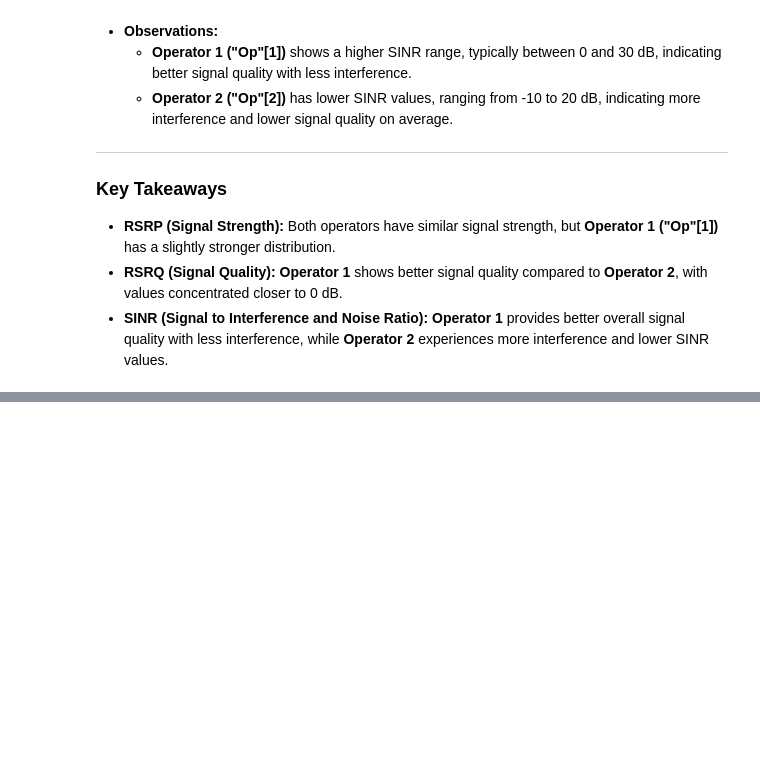
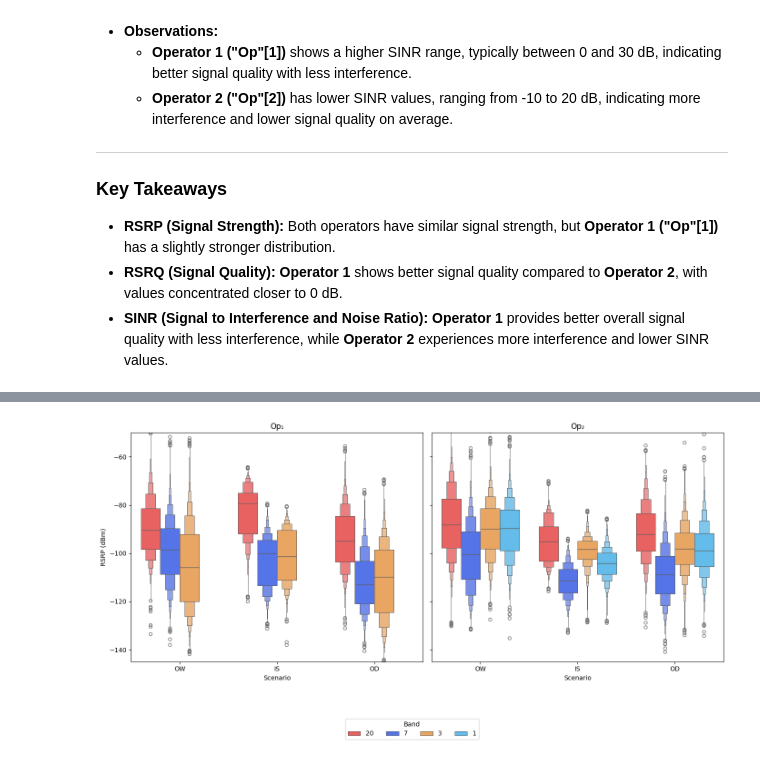
Before and after one commit to carolinevannebo/Remote-Education, a Jupyter notebook: IN5060_Assignment_2.ipynb, the cells around one changed output, grey strips where cells are left out. Drawn from its saved outputs; the diff is of its cells as text; code cells hidden in the pictures; blank space fills up the shorter version.

Commit message:
some new graphs and plots

```diff
--- a/IN5060_Assignment_2.ipynb
+++ b/IN5060_Assignment_2.ipynb
@@ -163,0 +166,87 @@ plt.show()
+# %%
+# Extract the numeric part of the MNC field by using string manipulation
+fd_4g['MNC_numeric'] = fd_4g['MNC'].str.extract(r'\[(\d+)\]')  # Extract the number inside the brackets
+fd_4g['MNC_numeric'] = pd.to_numeric(fd_4g['MNC_numeric'])  # Convert to numeric for easier filtering
+
+# Filter data for each operator
+op1_data = fd_4g[fd_4g['MNC_numeric'] == 1]  # Operator 1
+op2_data = fd_4g[fd_4g['MNC_numeric'] == 2]  # Operator 2
+
+hue_order = [20, 7, 3, 1]
+
+# Set up the exact color palette, now including Band 1
+palette = {
+    20: '#cb463f',  # Correct Red for Band 20
+    3: '#f3b97c',   # Correct Orange for Band 3
+    1: '#5DADE2',   # Correct Light Blue for Band 1
+    7: '#5586b9'    # Correct Dark Blue for Band 7
+}
+
+palette = {
+    20: '#e74c47',  # Brighter Red for Band 20
+    3: '#f7c594',   # Brighter Orange for Band 3
+    1: '#67c8f2',   # Brighter Light Blue for Band 1
+    7: '#6c9edb'    # Brighter Dark Blue for Band 7
+}
+
+palette = {
+    20: '#ff4c4c',  # Very Bright Red for Band 20
+    3: '#ffa64d',   # Vibrant Orange for Band 3
+    1: '#4dc3ff',   # Bright Light Blue for Band 1
+    7: '#3d66ff'    # Bold Dark Blue for Band 7
+}
+
+# Set up subplots: 1 row, 2 columns for side-by-side plots
+fig, axes = plt.subplots(1, 2, figsize=(14, 6), sharey=True)
+
+# Plot for Operator 1 (Op1)
+sns.boxenplot(
+    x='scenario',
+    y='RSRP',
+    hue='Band',
+    data=op1_data,
+    dodge=True,
+    palette=palette,  # Using the correct color palette
+    hue_order=hue_order,
+    k_depth='tukey',
+    scale='exponential',
+    ax=axes[0]
+)
+axes[0].set_title('Op₁')
+axes[0].set_ylabel('RSRP (dBm)')
+axes[0].set_xlabel('Scenario')
+
+# Remove the legend from this plot
+axes[0].get_legend().remove()
+
+# Plot for Operator 2 (Op2) - Note that Band 1 should now appear here
+sns.boxenplot(
+    x='scenario',
+    y='RSRP',
+    hue='Band',
+    data=op2_data,
+    dodge=True,
+    palette=palette,  # Using the correct color palette
+    hue_order=hue_order,
+    k_depth='tukey',
+    scale='exponential',
+    ax=axes[1]
+)
+axes[1].set_title('Op₂')
+axes[1].set_ylabel('RSRP (dBm)')
+axes[1].set_xlabel('Scenario')
+
+# Remove the legend from this plot as well
+axes[1].get_legend().remove()
+
+# Add a single combined legend for both plots, and position it at the bottom
+handles, labels = axes[1].get_legend_handles_labels()
+fig.legend(handles, labels, title='Band', bbox_to_anchor=(0.5, -0.1), loc='upper center', ncol=4)
+
+# Set y-axis limits to match the scaling in your reference image
+axes[0].set_ylim(-145, -50)  # Adjust to match the RSRP scale
+axes[1].set_ylim(-145, -50)
+
+plt.tight_layout()
+plt.show()
+# %% [output]
@@ -163,0 +258 @@ plt.show()
+[figure, added]
```
Also changed, not shown: parts of 7 cells of this notebook.
